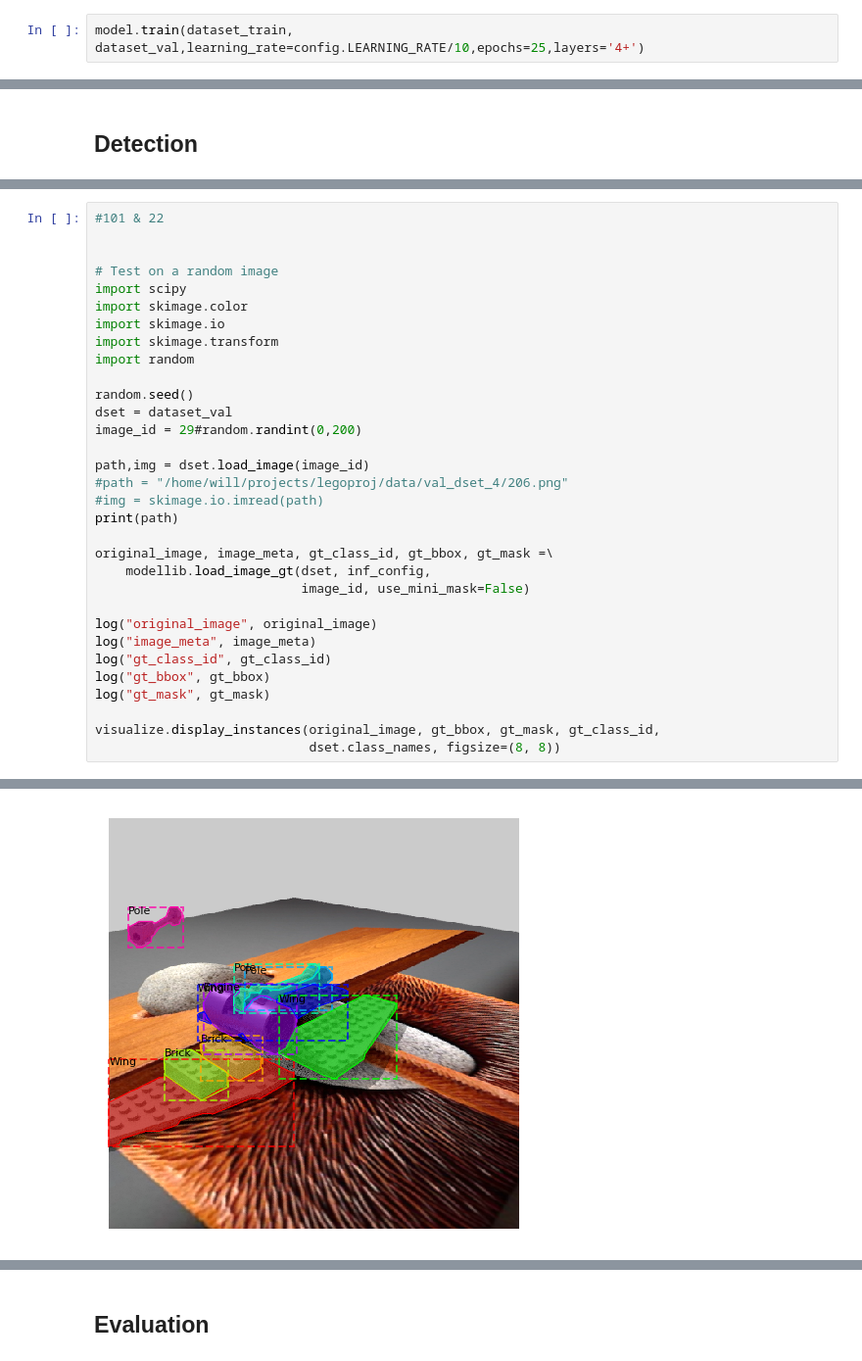
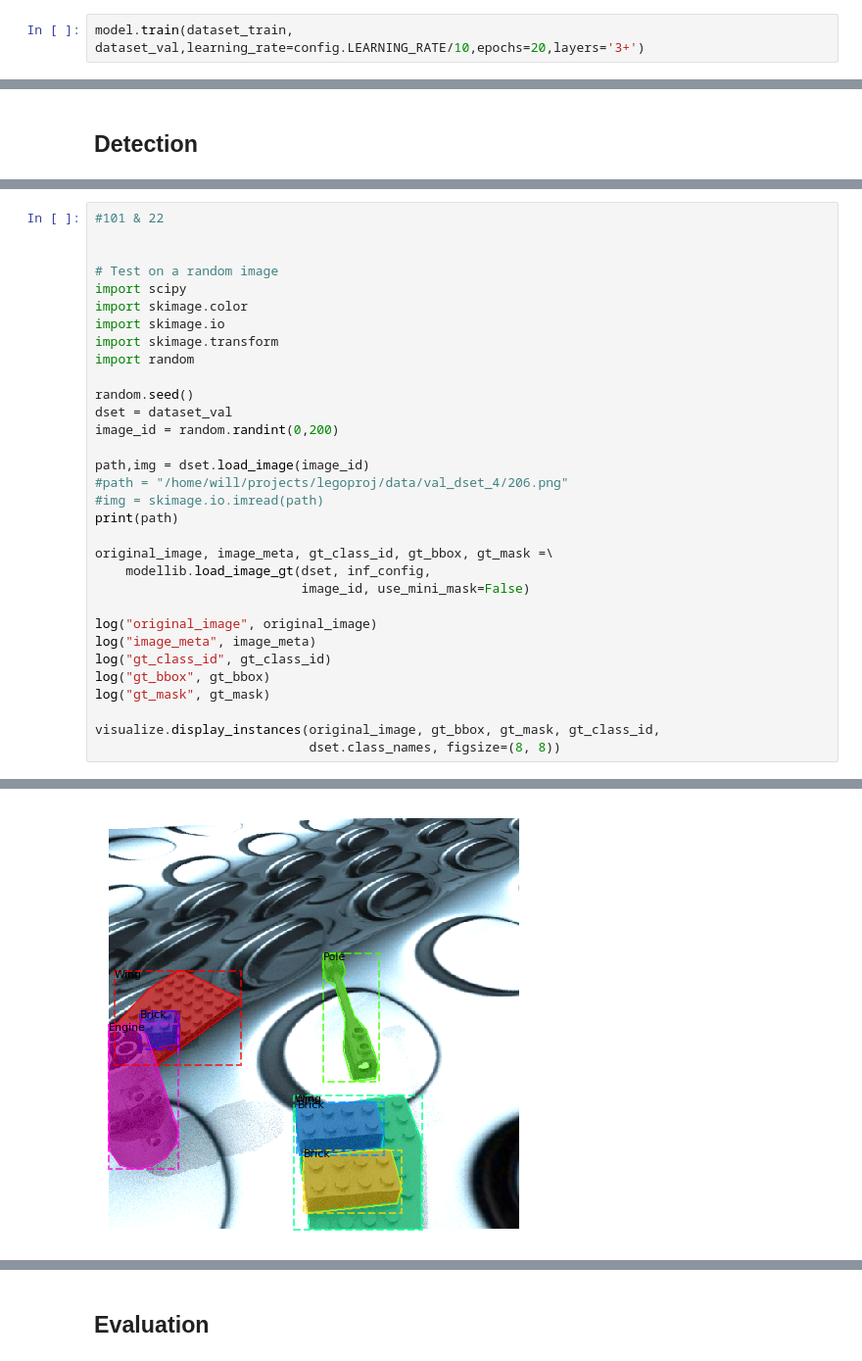
Before and after one commit to WHSnyder/Brickthrough, a Jupyter notebook: mlmodels/retrain.ipynb, the cells around one changed output, grey strips where cells are left out. Shown at 98% size. Drawn from its saved outputs; the diff is of its cells as text.

```diff
--- a/mlmodels/retrain.ipynb
+++ b/mlmodels/retrain.ipynb
@@ -406,7 +406,7 @@ Train in two stages:
 
 2. Fine-tune all layers. For this simple example it's not necessary, but we're including it to show the process. Simply pass `layers="all` to train all layers.
 # %%
-model.train(dataset_train, dataset_val,learning_rate=config.LEARNING_RATE/10,epochs=25,layers='4+')
+model.train(dataset_train, dataset_val,learning_rate=config.LEARNING_RATE/10,epochs=20,layers='3+')
 # %% [output]
 Starting at epoch 0. LR=0.0001
 
@@ -499,7 +505,7 @@ import random
 
 random.seed()
 dset = dataset_val
-image_id = 29#random.randint(0,200)
+image_id = random.randint(0,200)
 
 path,img = dset.load_image(image_id)
 #path = "/home/will/projects/legoproj/data/val_dset_4/206.png"
@@ -528,4 +534,4 @@ gt_mask                  shape: (512, 512, 9)         min:    0.00000  max:    1
-[figure, old version]
+[figure, new version]
 # %%
 results = model.detect([original_image], verbose=1)
 
```
Also changed, not shown: parts of 8 cells of this notebook, 1 other file.
